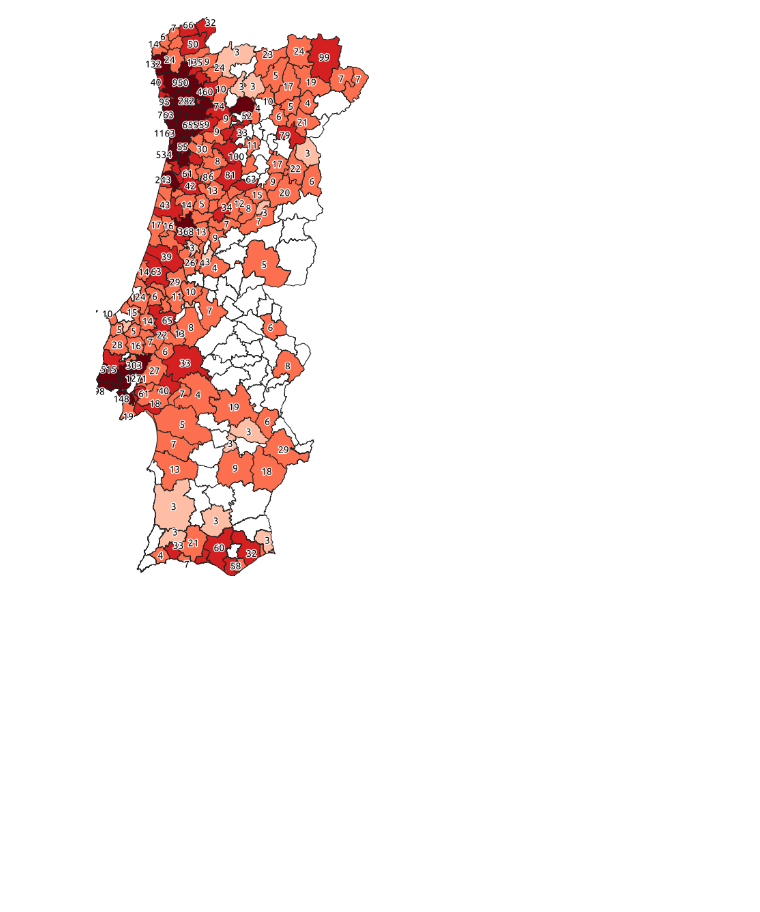
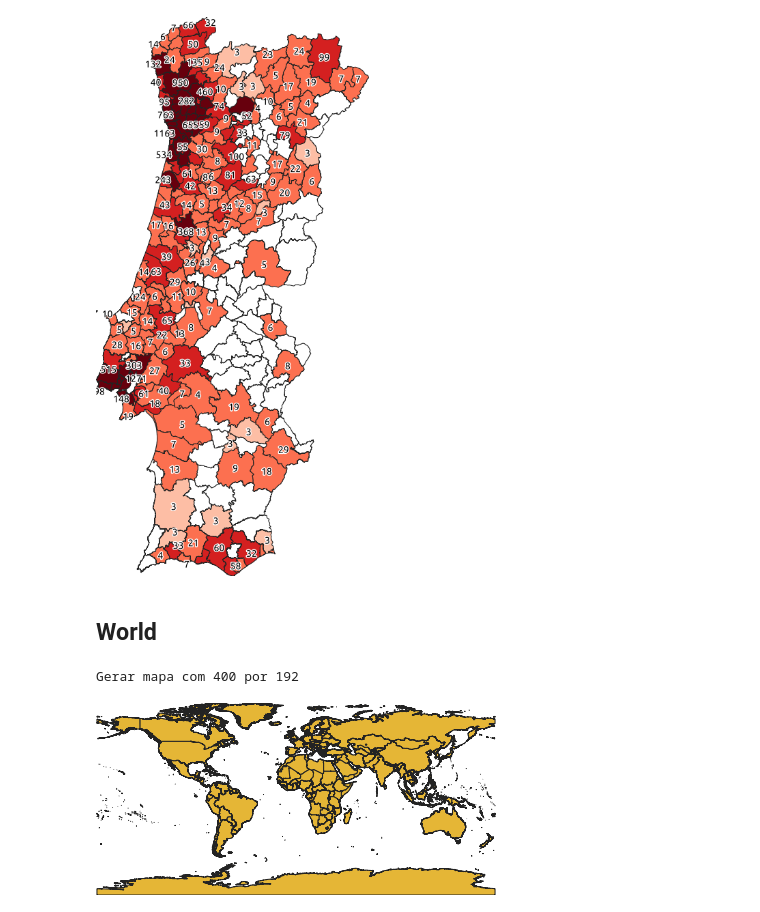
Before and after one commit to andretiagogr/TA-cartografia-COVID-19, a Jupyter notebook: jupyter com Pandas e QGIS.ipynb, the cells around one changed output. Drawn from its saved outputs; the diff is of its cells as text; code cells hidden in the pictures; blank space fills up the shorter version.

Commit message:
Início mapa mundo

```diff
--- a/jupyter com Pandas e QGIS.ipynb
+++ b/jupyter com Pandas e QGIS.ipynb
@@ -272,3 +272,9 @@ preview_map(image)
 # %% [output]
 Gerar mapa com 400 por 819
 [figure]
+# %% [markdown]
+## World
+# %%
+world_map_layer = QgsVectorLayer("Dados/ne_10m_admin_0_countries/", "world", "ogr")
+if not world_map_layer.isValid():
+    print("Layer failed to load!")
@@ -274,0 +289,6 @@ Gerar mapa com 400 por 819
+# %%
+image = renderMap(world_map_layer)
+preview_map(image)
+# %% [output]
+Gerar mapa com 400 por 192
+[figure, added]
```
Also changed, not shown: parts of 2 cells of this notebook.
